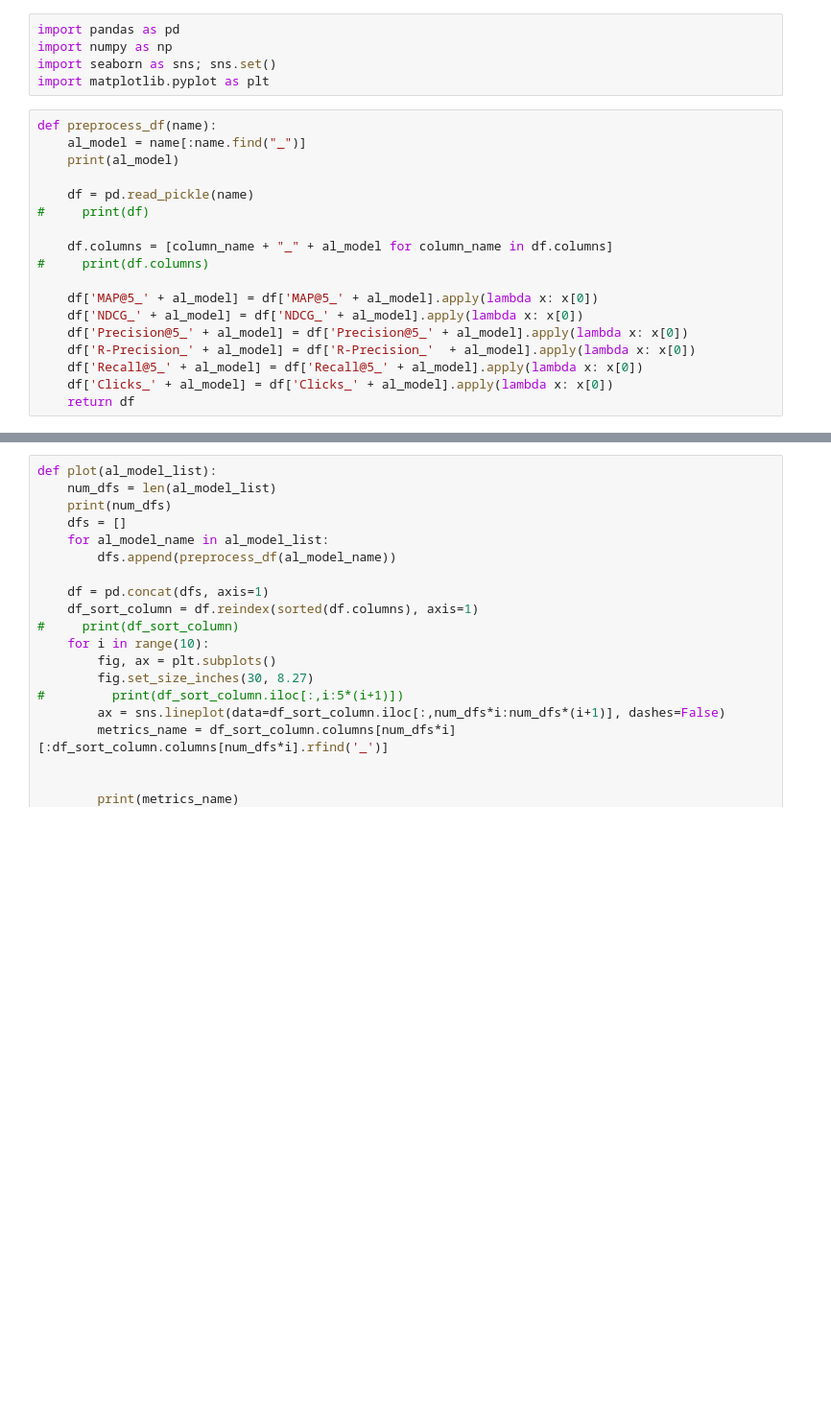
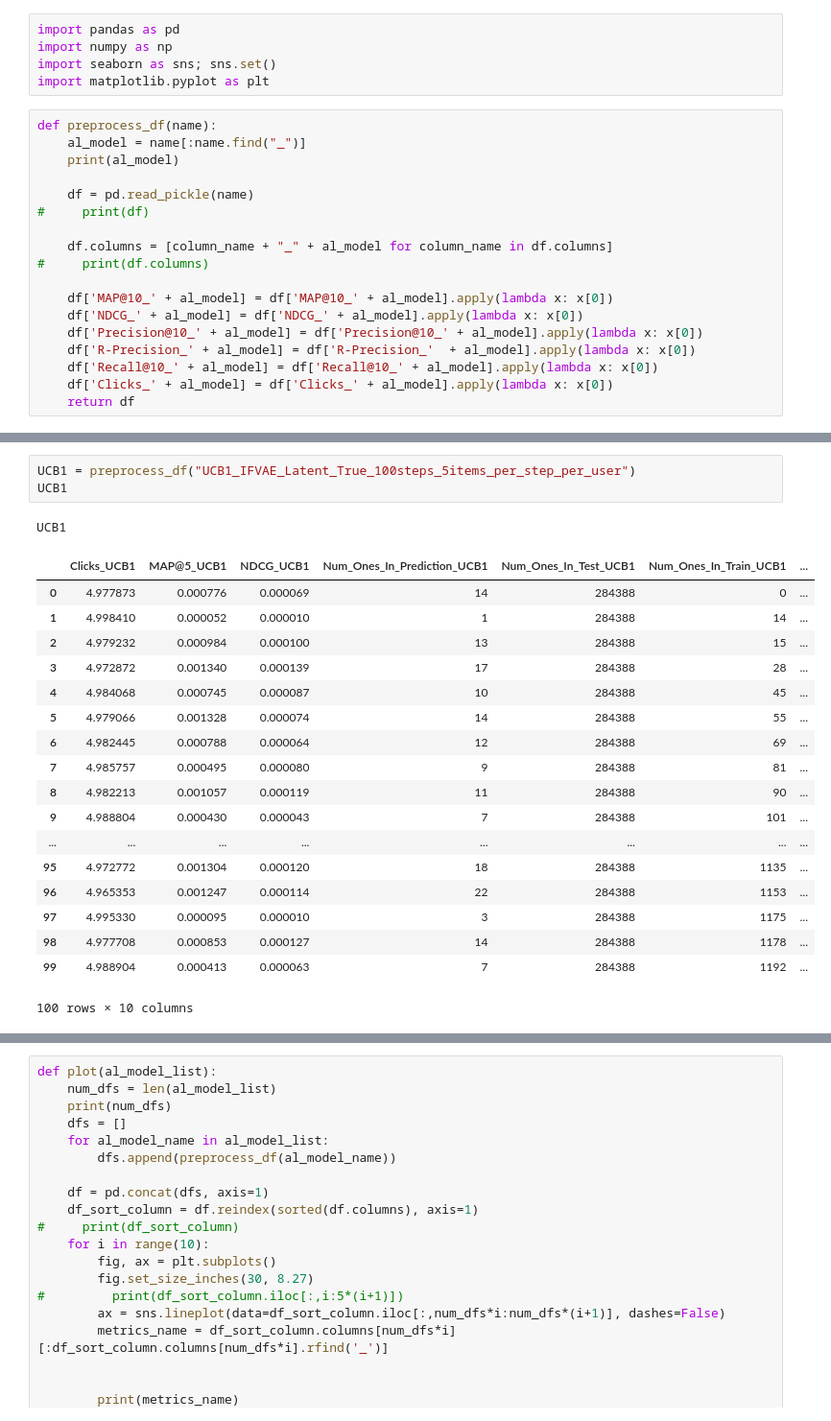
Before and after one commit to wuga214/Q-VAE-Recommendation, a Jupyter notebook: Kai Plot/Plot.ipynb, the cells around one changed output, grey strips where cells are left out. Shown at 96% size. Cells and saved outputs as stored; diff of their text form; blank space fills up the shorter version.

```diff
--- a/Kai Plot/Plot.ipynb
+++ b/Kai Plot/Plot.ipynb
@@ -14,10 +14,10 @@ def preprocess_df(name):
     df.columns = [column_name + "_" + al_model for column_name in df.columns]
 #     print(df.columns)
 
-    df['MAP@5_' + al_model] = df['MAP@5_' + al_model].apply(lambda x: x[0])
+    df['MAP@10_' + al_model] = df['MAP@10_' + al_model].apply(lambda x: x[0])
     df['NDCG_' + al_model] = df['NDCG_' + al_model].apply(lambda x: x[0])
-    df['Precision@5_' + al_model] = df['Precision@5_' + al_model].apply(lambda x: x[0])
+    df['Precision@10_' + al_model] = df['Precision@10_' + al_model].apply(lambda x: x[0])
     df['R-Precision_' + al_model] = df['R-Precision_'  + al_model].apply(lambda x: x[0])
-    df['Recall@5_' + al_model] = df['Recall@5_' + al_model].apply(lambda x: x[0])
+    df['Recall@10_' + al_model] = df['Recall@10_' + al_model].apply(lambda x: x[0])
     df['Clicks_' + al_model] = df['Clicks_' + al_model].apply(lambda x: x[0])
     return df
@@ -45,0 +93,23 @@ Random
+# %%
+UCB1 = preprocess_df("UCB1_IFVAE_Latent_True_100steps_5items_per_step_per_user")
+UCB1
+# %% [output]
+UCB1
+|  | Clicks_UCB1 | MAP@5_UCB1 | NDCG_UCB1 | Num_Ones_In_Prediction_UCB1 | Num_Ones_In_Test_UCB1 | Num_Ones_In_Train_UCB1 | ... |
+| 0 | 4.977873 | 0.000776 | 0.000069 | 14 | 284388 | 0 | ... |
+| 1 | 4.998410 | 0.000052 | 0.000010 | 1 | 284388 | 14 | ... |
+| 2 | 4.979232 | 0.000984 | 0.000100 | 13 | 284388 | 15 | ... |
+| 3 | 4.972872 | 0.001340 | 0.000139 | 17 | 284388 | 28 | ... |
+| 4 | 4.984068 | 0.000745 | 0.000087 | 10 | 284388 | 45 | ... |
+| 5 | 4.979066 | 0.001328 | 0.000074 | 14 | 284388 | 55 | ... |
+| 6 | 4.982445 | 0.000788 | 0.000064 | 12 | 284388 | 69 | ... |
+| 7 | 4.985757 | 0.000495 | 0.000080 | 9 | 284388 | 81 | ... |
+| 8 | 4.982213 | 0.001057 | 0.000119 | 11 | 284388 | 90 | ... |
+| 9 | 4.988804 | 0.000430 | 0.000043 | 7 | 284388 | 101 | ... |
+| ... | ... | ... | ... | ... | ... | ... | ... |
+| 95 | 4.972772 | 0.001304 | 0.000120 | 18 | 284388 | 1135 | ... |
+| 96 | 4.965353 | 0.001247 | 0.000114 | 22 | 284388 | 1153 | ... |
+| 97 | 4.995330 | 0.000095 | 0.000010 | 3 | 284388 | 1175 | ... |
+| 98 | 4.977708 | 0.000853 | 0.000127 | 14 | 284388 | 1178 | ... |
+| 99 | 4.988904 | 0.000413 | 0.000063 | 7 | 284388 | 1192 | ... |
+100 rows × 10 columns
```
Also changed, not shown: parts of 9 cells of this notebook, 41 other files.
